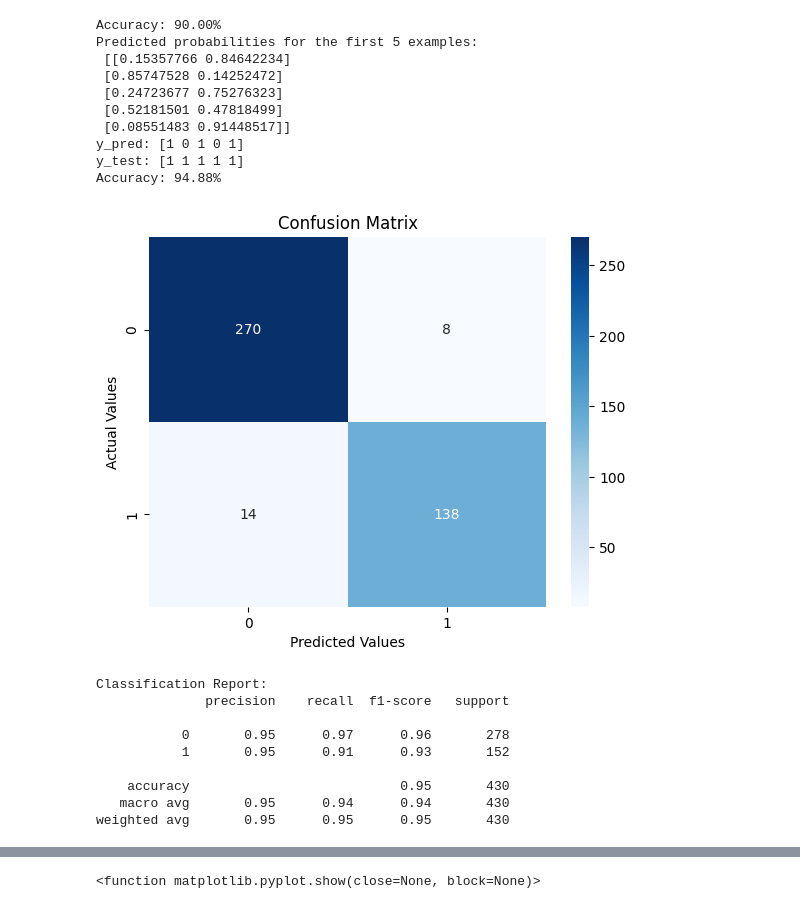
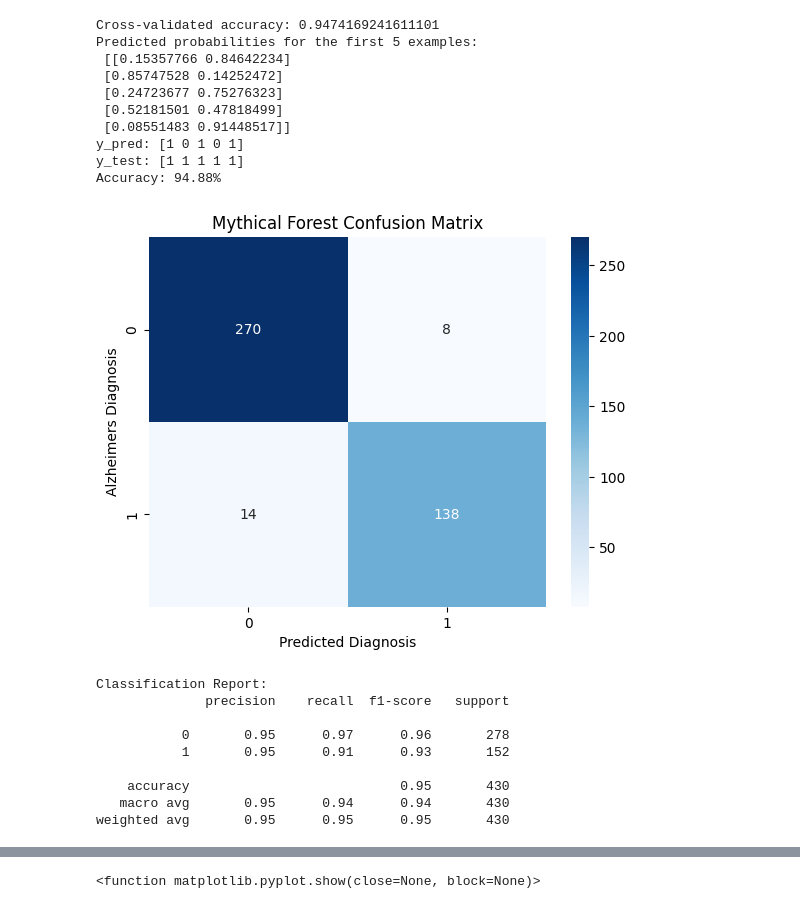
Before and after one commit to Spakshots/NeuroCurve, a Jupyter notebook: NeuroPy/main.ipynb, the cells around one changed output, grey strips where cells are left out. Saved outputs shown, nothing was run; the diff lists cells and outputs as text; code cells hidden in the pictures.

Commit message:
K-Fold cross validation 94.7% accurate

```diff
--- a/NeuroPy/main.ipynb
+++ b/NeuroPy/main.ipynb
@@ -8,6 +8,8 @@ from sklearn.model_selection import KFold, cross_val_score
 from sklearn.tree import DecisionTreeClassifier
 from sklearn.metrics import recall_score
 from sklearn.ensemble import RandomForestClassifier
+from sklearn.model_selection import StratifiedKFold
+
 from sklearn.metrics import (
     accuracy_score, confusion_matrix, classification_report,
     roc_curve, roc_auc_score
@@ -54,7 +56,7 @@ X_train, X_test, y_train, y_test = train_test_split(
     X_scaled, y, test_size=0.2, random_state=42, stratify=y
 )
 
-''' ----------- Model Training ----------- '''
+''' ----------- Logistical Model Training ----------- '''
 model = LogisticRegression(class_weight='balanced', max_iter=1000)
 model.fit(X_train, y_train)
 
@@ -66,9 +68,13 @@ y_prob_tree = tree.predict_proba(X_test)
 accuracy = accuracy_score(y_test, y_pred_tree)
 
 '''------------Mythical Forest---------'''
-
 forest = RandomForestClassifier(n_estimators=len(X_train), random_state=42)
 forest.fit(X_train, y_train)
+
+'''----------Forest K-Fold--------'''
+kf = StratifiedKFold(n_splits=5, shuffle=True, random_state=42)
+scores = cross_val_score(forest, X_scaled, y, cv=kf, scoring='accuracy')
+print("Cross-validated accuracy:", scores.mean())
 
 ''' ----------- Evaluating Mythical Forest ----------- '''
 y_prob_forest = forest.predict_proba(X_test)
@@ -82,9 +88,9 @@ print(f"Accuracy: {accuracy * 100:.2f}%")
 
 cm = confusion_matrix(y_test, y_pred_forest)
 sns.heatmap(cm, annot=True, fmt="d", cmap="Blues")
-plt.title("Confusion Matrix")
-plt.ylabel("Actual Values")
-plt.xlabel("Predicted Values")
+plt.title("Mythical Forest Confusion Matrix")
+plt.ylabel("Alzheimers Diagnosis")
+plt.xlabel("Predicted Diagnosis")
 plt.show()
 
 print("Classification Report:")
@@ -104,35 +110,35 @@ plt.legend(loc="lower right")
 plt.show()
 
 
 
 """
 param_grid = {
     'C': [0.01, 0.1, 1, 10],
     'penalty': ['l1', 'l2'],
     'solver': ['liblinear']
 }
 grid = GridSearchCV(LogisticRegression(class_weight='balanced', max_iter=1000), param_grid, cv=5, scoring='roc_auc')
 grid.fit(X_train, y_train)
 print("Best Parameters:", grid.best_params_)
 """
 
 x = NeuroCurveOG['AlcoholConsumption']
 y = NeuroCurveOG['Diagnosis']
 
 #NeuroCurveOG.plot(kind="scatter", x=x, y=y, alpha=0.2)
 plt.show
 # %% [output]
-Accuracy: 90.00%
+Cross-validated accuracy: 0.9474169241611101
 Predicted probabilities for the first 5 examples:
  [[0.15357766 0.84642234]
  [0.85747528 0.14252472]
  [0.24723677 0.75276323]
  [0.52181501 0.47818499]
  [0.08551483 0.91448517]]
 y_pred: [1 0 1 0 1]
 y_test: [1 1 1 1 1]
 Accuracy: 94.88%
-[figure, old version]
+[figure, new version]
 Classification Report:
               precision    recall  f1-score   support
 
```
